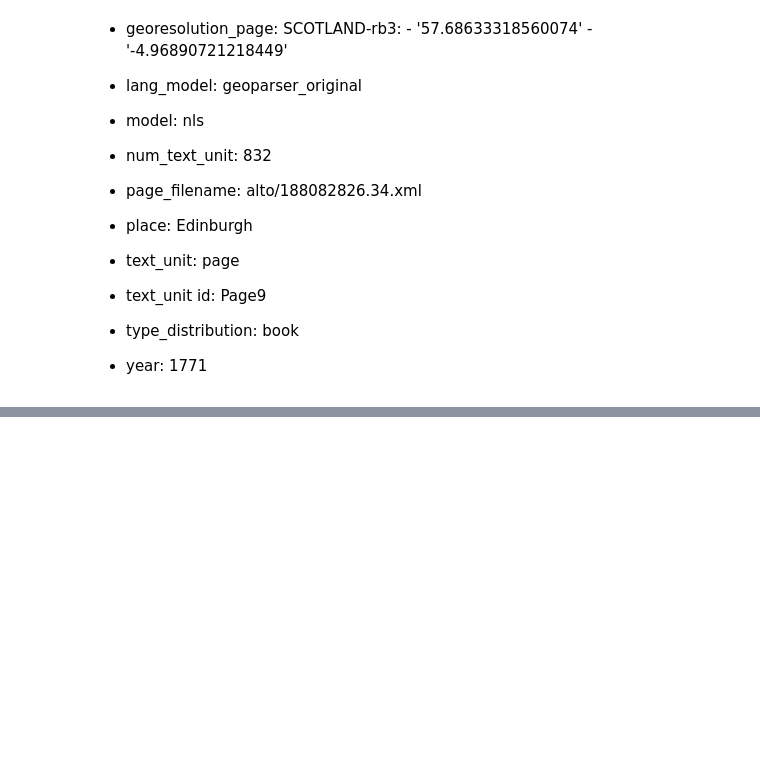
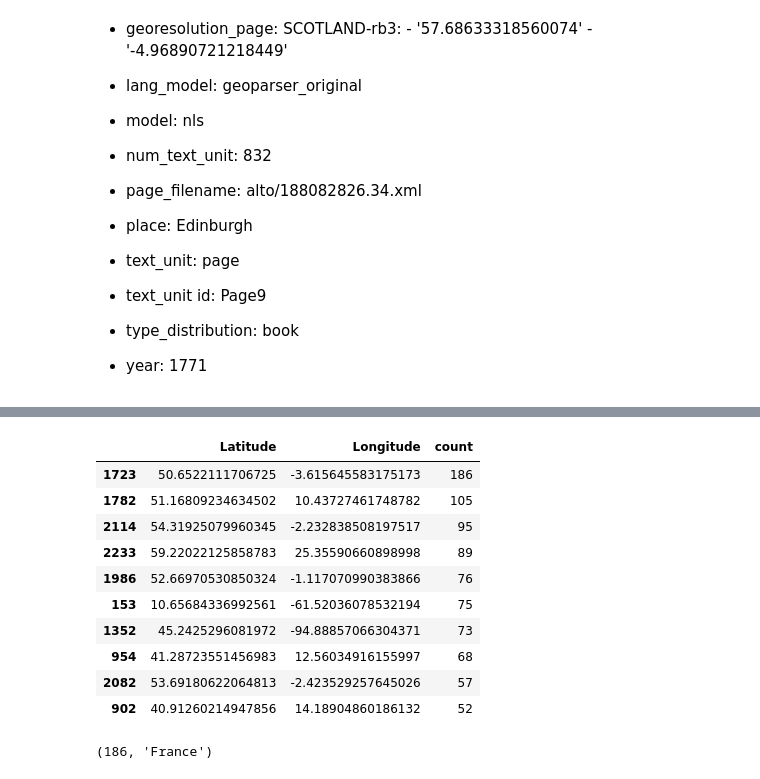
Before and after one commit to alan-turing-institute/defoe_visualization, a Jupyter notebook: NLS/Visualization_Geoparser_Original.ipynb, the cells around one changed output, grey strips where cells are left out. Cells and saved outputs as stored; diff of their text form; code cells hidden in the pictures; blank space fills up the shorter version.

```diff
--- a/NLS/Visualization_Geoparser_Original.ipynb
+++ b/NLS/Visualization_Geoparser_Original.ipynb
@@ -213,0 +231,28 @@ df_total.groupby(["Latitude", "Longitude"]).count()
+# %%
+df_filter = df_total[['Latitude','Longitude']].groupby(['Latitude', 'Longitude'])['Longitude'] \
+                             .count() \
+                             .reset_index(name='count') \
+                             .sort_values(['count'], ascending=False)
+
+# removing the first forw
+df_max_geolocations=df_filter.drop([0])
+# getting the 10 GEOLOCATIONS more repeated
+df_max_geolocations.head(10)
+# %% [output]
+|  | Latitude | Longitude | count |
+| 1723 | 50.6522111706725 | -3.615645583175173 | 186 |
+| 1782 | 51.16809234634502 | 10.43727461748782 | 105 |
+| 2114 | 54.31925079960345 | -2.232838508197517 | 95 |
+| 2233 | 59.22022125858783 | 25.35590660898998 | 89 |
+| 1986 | 52.66970530850324 | -1.117070990383866 | 76 |
+| 153 | 10.65684336992561 | -61.52036078532194 | 75 |
+| 1352 | 45.2425296081972 | -94.88857066304371 | 73 |
+| 954 | 41.28723551456983 | 12.56034916155997 | 68 |
+| 2082 | 53.69180622064813 | -2.423529257645026 | 57 |
+| 902 | 40.91260214947856 | 14.18904860186132 | 52 |
+# %%
+# Getting the geolocation details of the max frequency (50.6522111706725 	-3.615645583175173)
+place_count, place_name= get_place(df_total, '50.6522111706725', '-3.615645583175173')
+place_count, place_name
+# %% [output]
+(186, 'France')
```
Also changed, not shown: parts of 11 cells of this notebook, 2 other files.
